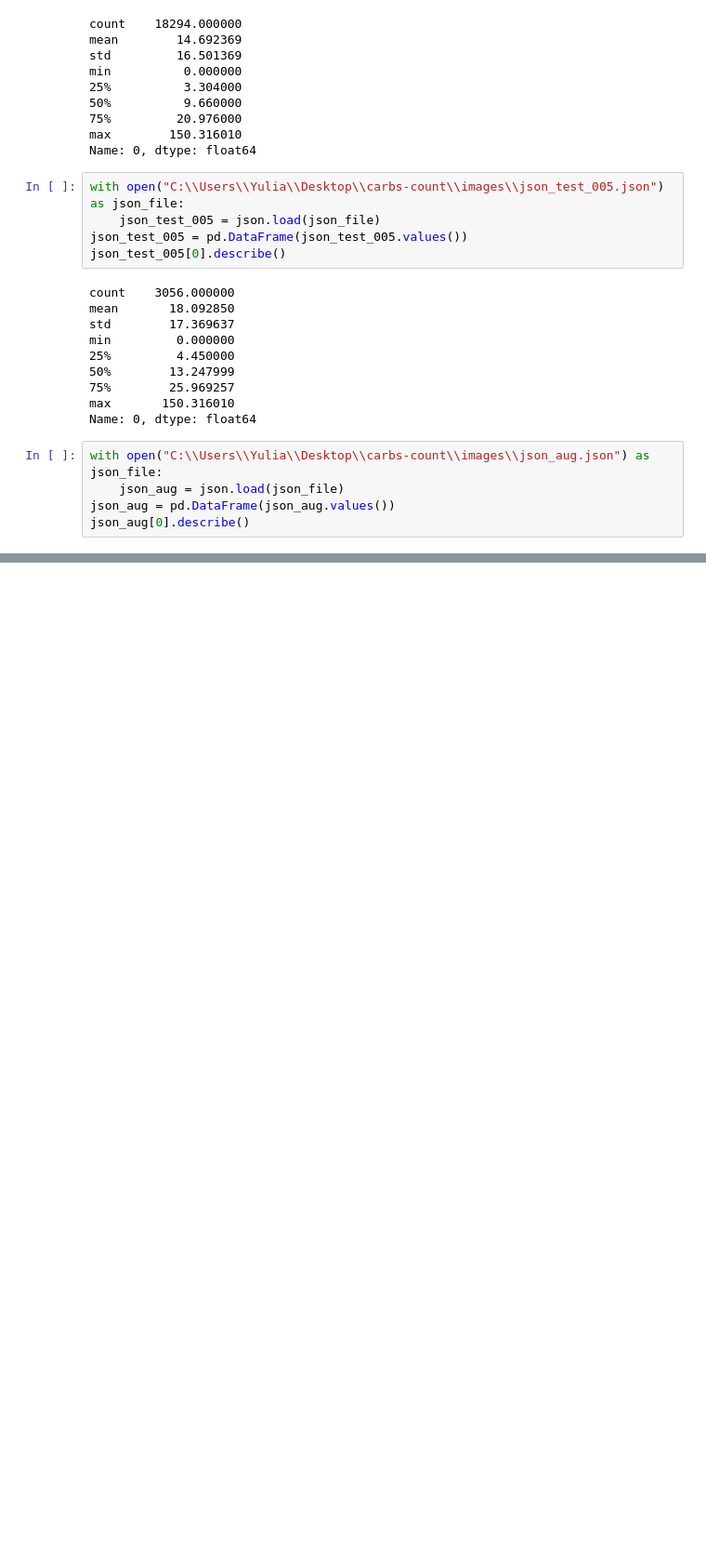
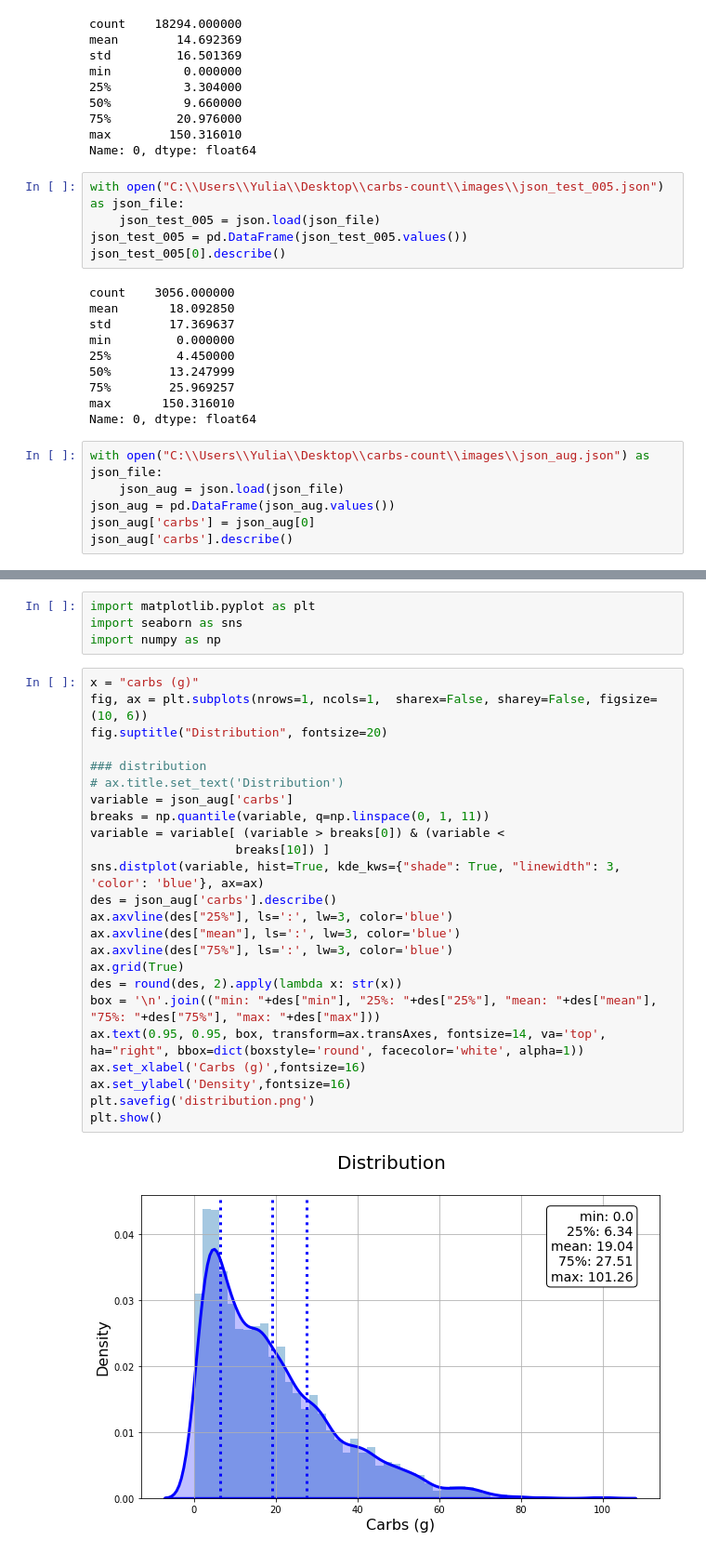
Before and after one commit to YUMVOLKOVA/Diploma_carbs-count, a Jupyter notebook: working_with_dataset/stata.ipynb, the cells around one changed output, grey strips where cells are left out. Shown at 93% size. Drawn from its saved outputs; the diff is of its cells as text; blank space fills up the shorter version.

```diff
--- a/working_with_dataset/stata.ipynb
+++ b/working_with_dataset/stata.ipynb
@@ -153,7 +153,8 @@ Name: 0, dtype: float64
 with open("C:\\Users\\Yulia\\Desktop\\carbs-count\\images\\json_aug.json") as json_file:
     json_aug = json.load(json_file)
 json_aug = pd.DataFrame(json_aug.values())
-json_aug[0].describe()
+json_aug['carbs'] = json_aug[0]
+json_aug['carbs'].describe()
 # %% [output]
 count    11012.000000
 mean        19.036714
@@ -166,0 +168,30 @@ Name: 0, dtype: float64
+# %%
+import matplotlib.pyplot as plt
+import seaborn as sns
+import numpy as np
+# %%
+x = "carbs (g)"
+fig, ax = plt.subplots(nrows=1, ncols=1,  sharex=False, sharey=False, figsize=(10, 6))
+fig.suptitle("Distribution", fontsize=20)
+
+### distribution
+# ax.title.set_text('Distribution')
+variable = json_aug['carbs']
+breaks = np.quantile(variable, q=np.linspace(0, 1, 11))
+variable = variable[ (variable > breaks[0]) & (variable <
+                    breaks[10]) ]
+sns.distplot(variable, hist=True, kde_kws={"shade": True, "linewidth": 3, 'color': 'blue'}, ax=ax)
+des = json_aug['carbs'].describe()
+ax.axvline(des["25%"], ls=':', lw=3, color='blue')
+ax.axvline(des["mean"], ls=':', lw=3, color='blue')
+ax.axvline(des["75%"], ls=':', lw=3, color='blue')
+ax.grid(True)
+des = round(des, 2).apply(lambda x: str(x))
+box = '\n'.join(("min: "+des["min"], "25%: "+des["25%"], "mean: "+des["mean"], "75%: "+des["75%"], "max: "+des["max"]))
+ax.text(0.95, 0.95, box, transform=ax.transAxes, fontsize=14, va='top', ha="right", bbox=dict(boxstyle='round', facecolor='white', alpha=1))
+ax.set_xlabel('Carbs (g)',fontsize=16)
+ax.set_ylabel('Density',fontsize=16)
+plt.savefig('distribution.png')
+plt.show()
+# %% [output]
+[figure, added]
```
Also changed, not shown: parts of 1 cell of this notebook, 5 other files.
